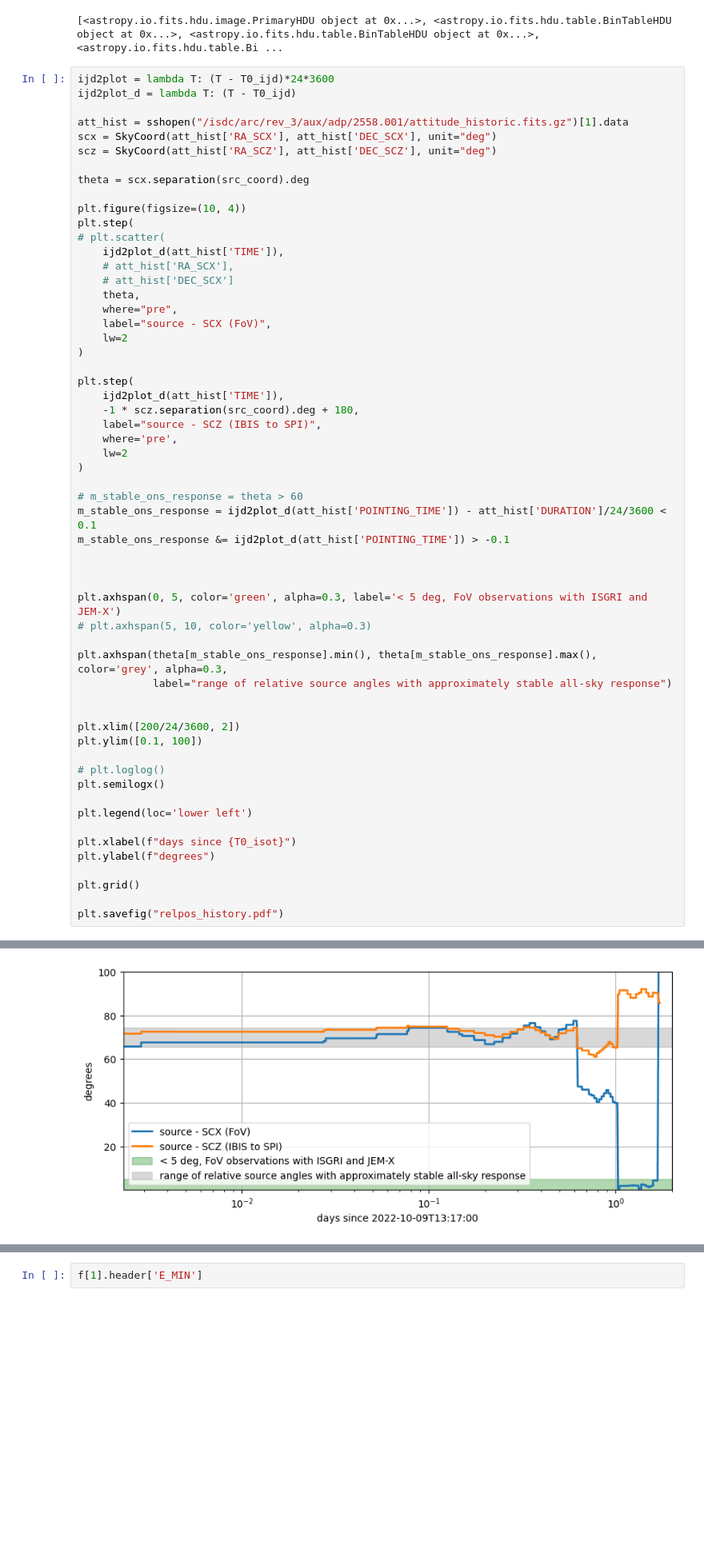
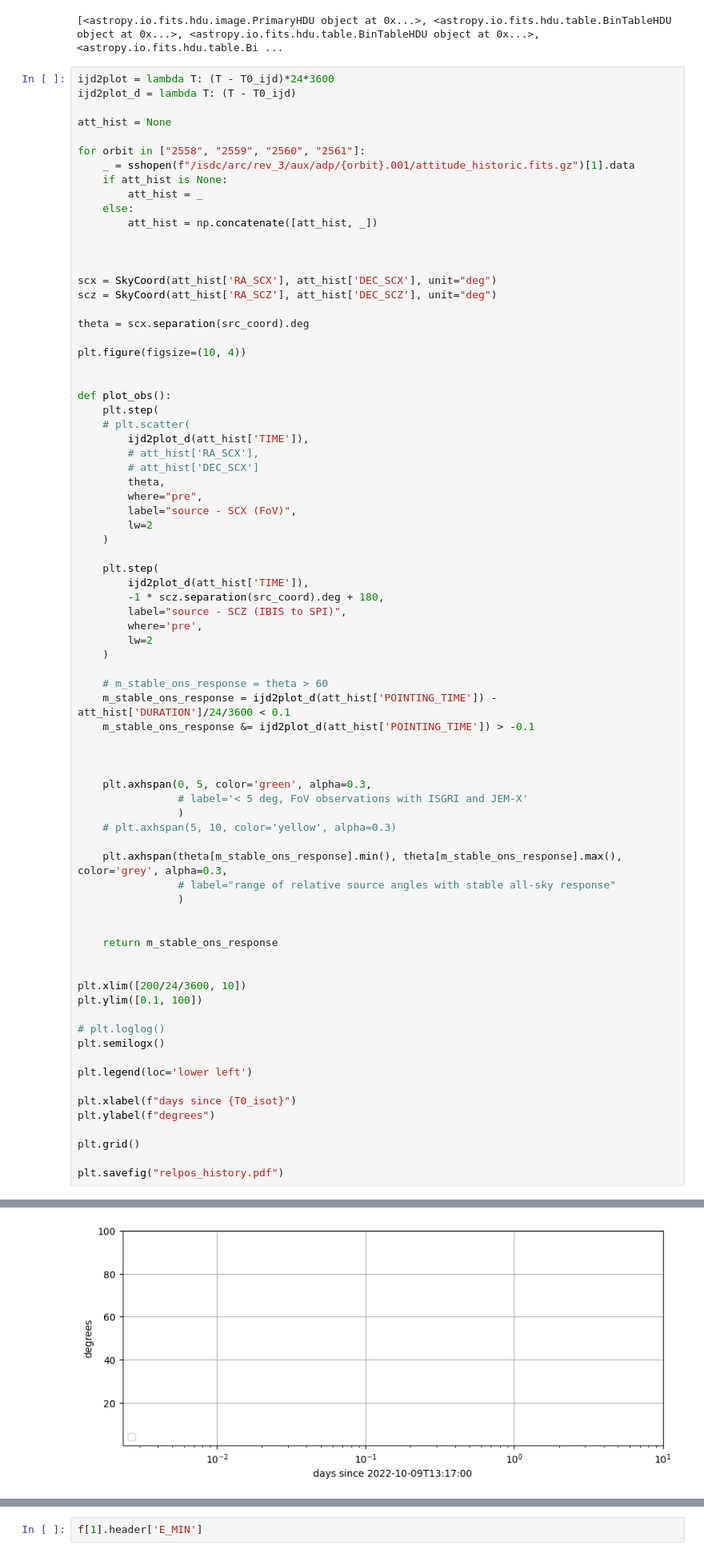
Before and after one commit to volodymyrss/grb221009, a Jupyter notebook: afterglow.ipynb, the cells around one changed output, grey strips where cells are left out. Shown at 80% size. Cells and saved outputs as stored; diff of their text form; blank space fills up the shorter version.

```diff
--- a/afterglow.ipynb
+++ b/afterglow.ipynb
@@ -186,46 +186,65 @@ sshopen("/isdc/arc/rev_3/scw/2558/255800290010.001/compton_events.fits.gz")
 ijd2plot = lambda T: (T - T0_ijd)*24*3600
 ijd2plot_d = lambda T: (T - T0_ijd)
 
-att_hist = sshopen("/isdc/arc/rev_3/aux/adp/2558.001/attitude_historic.fits.gz")[1].data
+att_hist = None
+
+for orbit in ["2558", "2559", "2560", "2561"]:
+    _ = sshopen(f"/isdc/arc/rev_3/aux/adp/{orbit}.001/attitude_historic.fits.gz")[1].data
+    if att_hist is None:
+        att_hist = _
+    else:
+        att_hist = np.concatenate([att_hist, _])
+
+
+
 scx = SkyCoord(att_hist['RA_SCX'], att_hist['DEC_SCX'], unit="deg")
 scz = SkyCoord(att_hist['RA_SCZ'], att_hist['DEC_SCZ'], unit="deg")
 
 theta = scx.separation(src_coord).deg
 
 plt.figure(figsize=(10, 4))
-plt.step(
-# plt.scatter(
-    ijd2plot_d(att_hist['TIME']),
-    # att_hist['RA_SCX'],
-    # att_hist['DEC_SCX']
-    theta,
-    where="pre",
-    label="source - SCX (FoV)",
-    lw=2
-)
 
-plt.step(
-    ijd2plot_d(att_hist['TIME']),
-    -1 * scz.separation(src_coord).deg + 180,
-    label="source - SCZ (IBIS to SPI)",
-    where='pre',
-    lw=2
-)
 
-# m_stable_ons_response = theta > 60
-m_stable_ons_response = ijd2plot_d(att_hist['POINTING_TIME']) - att_hist['DURATION']/24/3600 < 0.1
-m_stable_ons_response &= ijd2plot_d(att_hist['POINTING_TIME']) > -0.1
+def plot_obs():
+    plt.step(
+    # plt.scatter(
+        ijd2plot_d(att_hist['TIME']),
+        # att_hist['RA_SCX'],
+        # att_hist['DEC_SCX']
+        theta,
+        where="pre",
+        label="source - SCX (FoV)",
+        lw=2
+    )
+
+    plt.step(
+        ijd2plot_d(att_hist['TIME']),
+        -1 * scz.separation(src_coord).deg + 180,
+        label="source - SCZ (IBIS to SPI)",
+        where='pre',
+        lw=2
+    )
+
+    # m_stable_ons_response = theta > 60
+    m_stable_ons_response = ijd2plot_d(att_hist['POINTING_TIME']) - att_hist['DURATION']/24/3600 < 0.1
+    m_stable_ons_response &= ijd2plot_d(att_hist['POINTING_TIME']) > -0.1
 
 
 
-plt.axhspan(0, 5, color='green', alpha=0.3, label='< 5 deg, FoV observations with ISGRI and JEM-X')
-# plt.axhspan(5, 10, color='yellow', alpha=0.3)
+    plt.axhspan(0, 5, color='green', alpha=0.3,
+                # label='< 5 deg, FoV observations with ISGRI and JEM-X'
+                )
+    # plt.axhspan(5, 10, color='yellow', alpha=0.3)
 
-plt.axhspan(theta[m_stable_ons_response].min(), theta[m_stable_ons_response].max(), color='grey', alpha=0.3,
-            label="range of relative source angles with approximately stable all-sky response")
+    plt.axhspan(theta[m_stable_ons_response].min(), theta[m_stable_ons_response].max(), color='grey', alpha=0.3,
+                # label="range of relative source angles with stable all-sky response"
+                )
 
 
-plt.xlim([200/24/3600, 2])
+    return m_stable_ons_response
+
+
+plt.xlim([200/24/3600, 10])
 plt.ylim([0.1, 100])
 
 # plt.loglog()
@@ -243,4 +263,4 @@ plt.savefig("relpos_history.pdf")
-[figure, old version]
+[figure, new version]
 # %%
 att_hist
 # %% [output]
```
Also changed, not shown: parts of 7 cells of this notebook, 2 other files.
